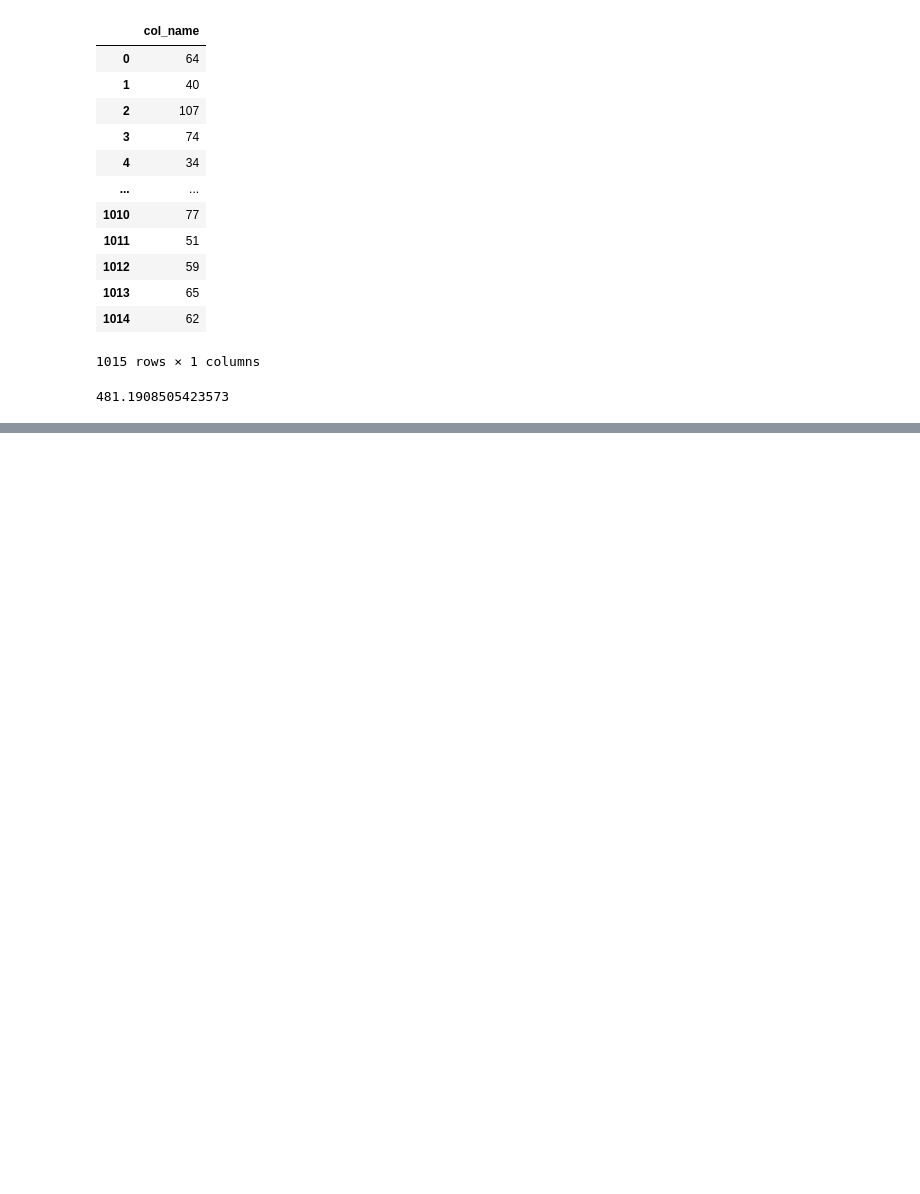
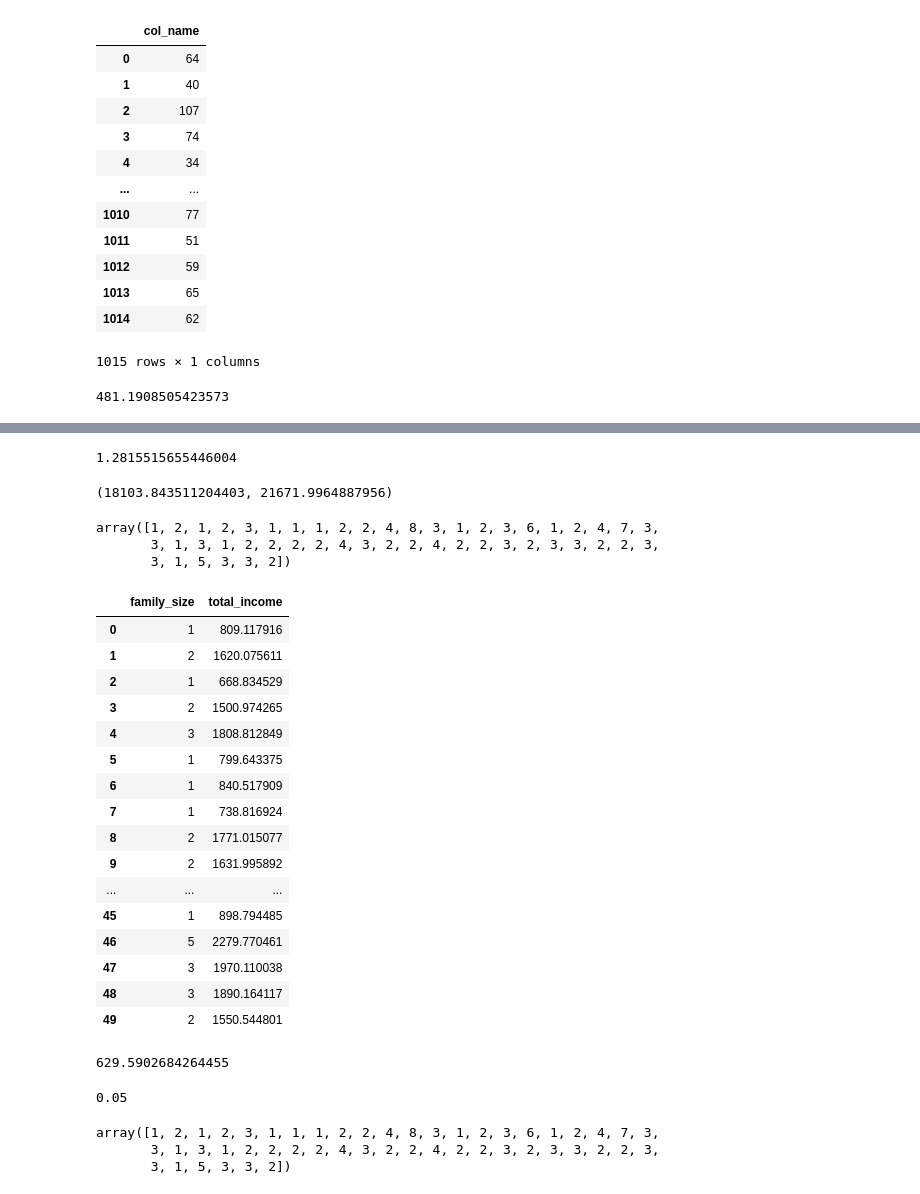
Before and after one commit to zhukpm/da_spring2021, a Jupyter notebook: lessons/ni/les2.ipynb, the cells around one changed output, grey strips where cells are left out. Saved outputs shown, nothing was run; the diff lists cells and outputs as text; code cells hidden in the pictures; blank space fills up the shorter version.

```diff
--- a/lessons/ni/les2.ipynb
+++ b/lessons/ni/les2.ipynb
@@ -236,3 +245,11 @@ df1
 df1['col_name'].values
 # %% [output]
 481.1908505423573
+# %%
+N = 676
+n = 50
+sample = []
+for i in [(42, 23), (41, 4), (36, 1), (32, 1), (29, 1), (27, 2), (23, 1), (19, 1), (16, 2), (15, 2), (14, 1), (11, 1), (10, 1), (9, 1), (7, 1), (6, 3), (5, 2), (4, 1), (3, 1)]:
+    sample.append(i)
+
+sample
@@ -238,0 +324,3 @@ df1['col_name'].values
+# %%
+f = n/N
+f
@@ -238,0 +334,12 @@ df1['col_name'].values
+# %%
+alpha = 1 - 0.8
+t = norm.ppf(1-alpha/2)
+t
+# %% [output]
+1.2815515655446004
+# %%
+ci_left = N * mean - t*y_mean_std*N
+ci_right = N * mean + t*y_mean_std*N
+ci_left, ci_right
+# %% [output]
+(18103.843511204403, 21671.9964887956)
@@ -238,0 +350,45 @@ df1['col_name'].values
+# %%
+fams = sp.random.poisson(1.5, 50) + 1
+fams
+# %% [output]
+array([1, 2, 1, 2, 3, 1, 1, 1, 2, 2, 4, 8, 3, 1, 2, 3, 6, 1, 2, 4, 7, 3,
+       3, 1, 3, 1, 2, 2, 2, 2, 4, 3, 2, 2, 4, 2, 2, 3, 2, 3, 3, 2, 2, 3,
+       3, 1, 5, 3, 3, 2])
+# %%
+def get_earnings(f_size):
+    r = min(2, f_size)
+    rest = f_size - r
+    return r * 800 + np.random.normal(0, 100, 1)[0] + rest * 250
+# %%
+df = pd.DataFrame([(f, get_earnings(f)) for f in fams], columns=['family_size', 'total_income'])
+df
+# %% [output]
+|  | family_size | total_income |
+| 0 | 1 | 809.117916 |
+| 1 | 2 | 1620.075611 |
+| 2 | 1 | 668.834529 |
+| 3 | 2 | 1500.974265 |
+| 4 | 3 | 1808.812849 |
+| 5 | 1 | 799.643375 |
+| 6 | 1 | 840.517909 |
+| 7 | 1 | 738.816924 |
+| 8 | 2 | 1771.015077 |
+| 9 | 2 | 1631.995892 |
+| ... | ... | ... |
+| 45 | 1 | 898.794485 |
+| 46 | 5 | 2279.770461 |
+| 47 | 3 | 1970.110038 |
+| 48 | 3 | 1890.164117 |
+| 49 | 2 | 1550.544801 |
+# %%
+R = df['total_income'].sum() / df['family_size'].sum()
+R
+# %% [output]
+629.5902684264455
+# %%
+N=1000
+n=len(df)
+f=n/N
+f
+# %% [output]
+0.05
@@ -238,0 +398,6 @@ df1['col_name'].values
+# %%
+x
+# %% [output]
+array([1, 2, 1, 2, 3, 1, 1, 1, 2, 2, 4, 8, 3, 1, 2, 3, 6, 1, 2, 4, 7, 3,
+       3, 1, 3, 1, 2, 2, 2, 2, 4, 3, 2, 2, 4, 2, 2, 3, 2, 3, 3, 2, 2, 3,
+       3, 1, 5, 3, 3, 2])
```
Also changed, not shown: parts of 19 cells of this notebook, 2 other files.
